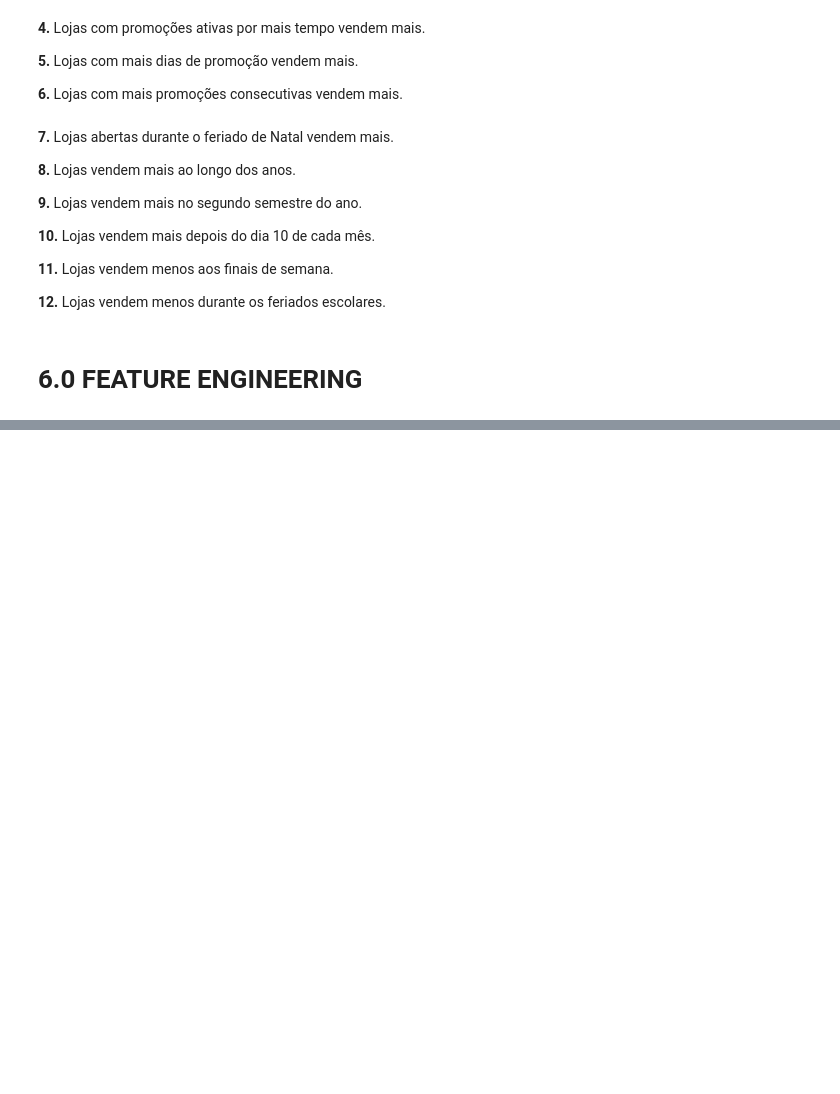
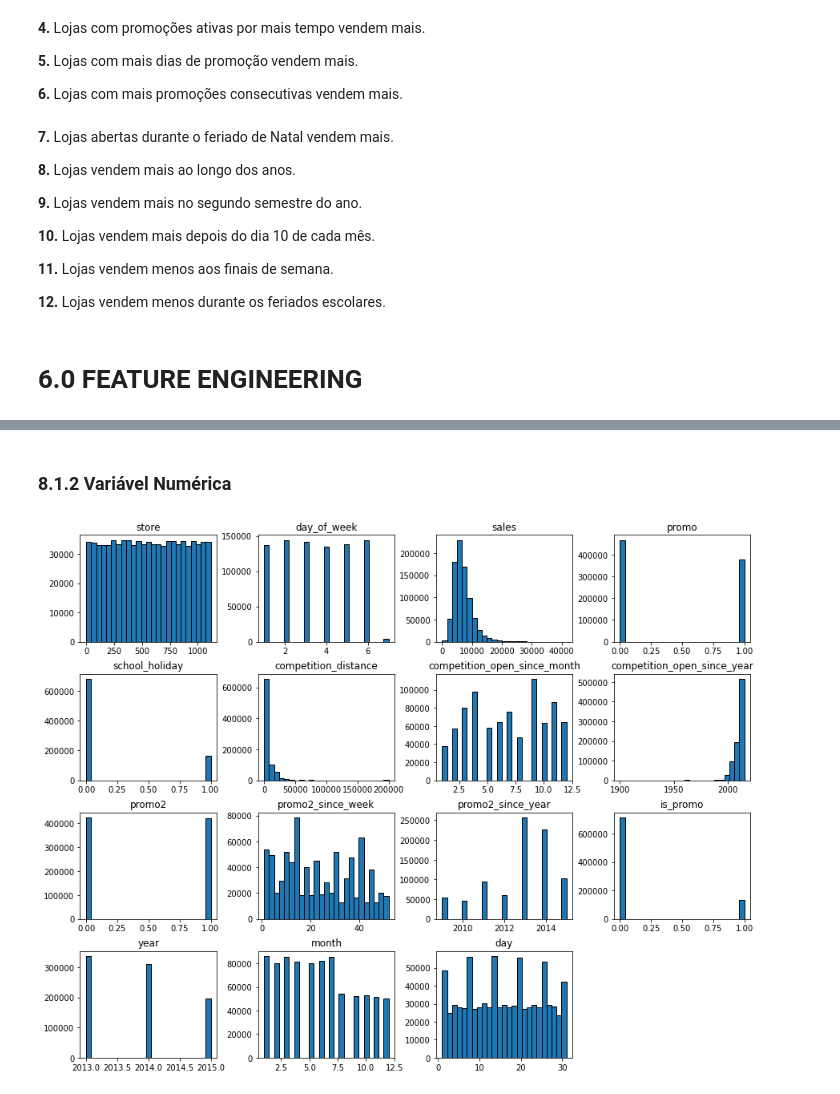
Before and after one commit to Jhonatanslopes/Rossmann-Sales-Forecast, a Jupyter notebook: notebook.ipynb, the cells around one changed output, grey strips where cells are left out. Saved outputs shown, nothing was run; the diff lists cells and outputs as text; code cells hidden in the pictures; blank space fills up the shorter version.

```diff
--- a/notebook.ipynb
+++ b/notebook.ipynb
@@ -398,0 +410,7 @@ df.drop(columns=cols_drop, inplace=True)
+# %% [markdown]
+### 8.1.2 Variável Numérica
+# %%
+numerical = df.select_dtypes(include=['int64', 'float64'])
+numerical.hist(figsize=(15, 12), bins=25, grid=False, ec='k');
+# %% [output]
+[figure, added]
```
Also changed, not shown: parts of 22 cells of this notebook.
